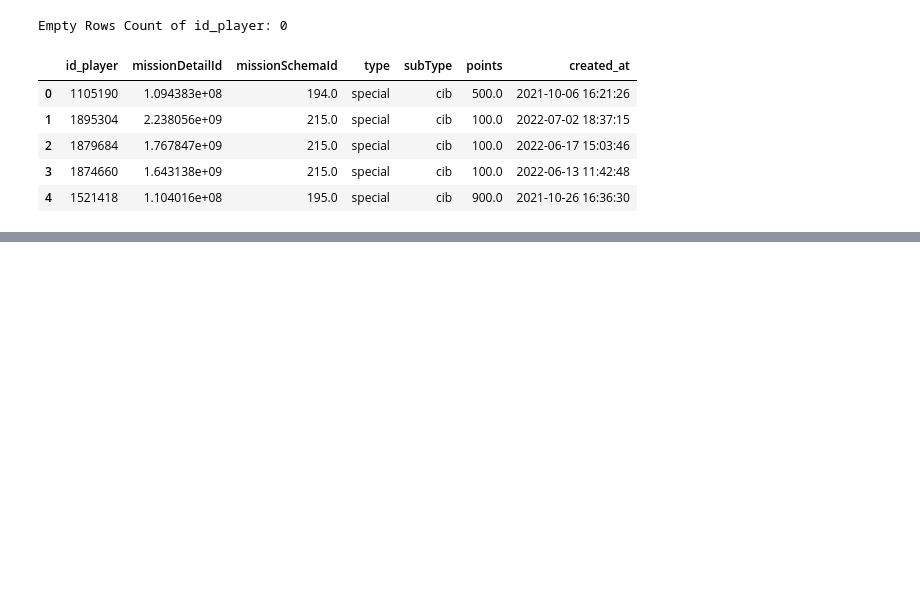
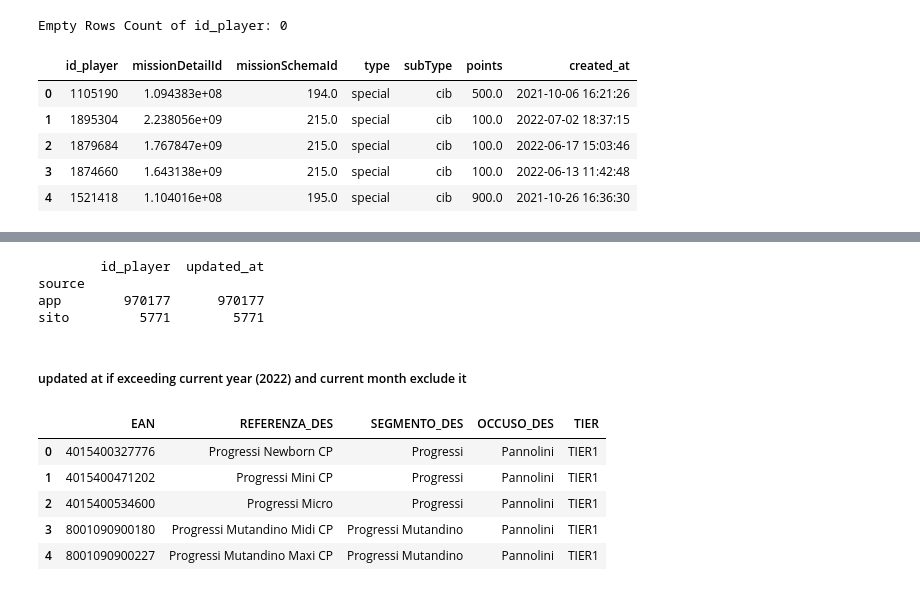
Before and after one commit to maazhussaini/Fater-Challenge, a Jupyter notebook: PythonCode/Code.ipynb, the cells around one changed output, grey strips where cells are left out. Cells and saved outputs as stored; diff of their text form; code cells hidden in the pictures; blank space fills up the shorter version.

```diff
--- a/PythonCode/Code.ipynb
+++ b/PythonCode/Code.ipynb
@@ -348,0 +414,20 @@ Empty Rows Count of id_player: 0
+# %%
+print(app_access_df.groupby("source").count())
+# %% [output]
+        id_player  updated_at
+source
+app        970177      970177
+sito         5771        5771
+# %% [markdown]
+##### updated at if exceeding current year (2022) and current month exclude it
+# %%
+product_ean_conv_df = pd.read_csv("./DataSets/product_ean_conversion.csv")
+
+product_ean_conv_df.head()
+# %% [output]
+|  | EAN | REFERENZA_DES | SEGMENTO_DES | OCCUSO_DES | TIER |
+| 0 | 4015400327776 | Progressi Newborn CP | Progressi | Pannolini | TIER1 |
+| 1 | 4015400471202 | Progressi Mini CP | Progressi | Pannolini | TIER1 |
+| 2 | 4015400534600 | Progressi Micro | Progressi | Pannolini | TIER1 |
+| 3 | 8001090900180 | Progressi Mutandino Midi CP | Progressi Mutandino | Pannolini | TIER1 |
+| 4 | 8001090900227 | Progressi Mutandino Maxi CP | Progressi Mutandino | Pannolini | TIER1 |
```
Also changed, not shown: parts of 12 cells of this notebook.
